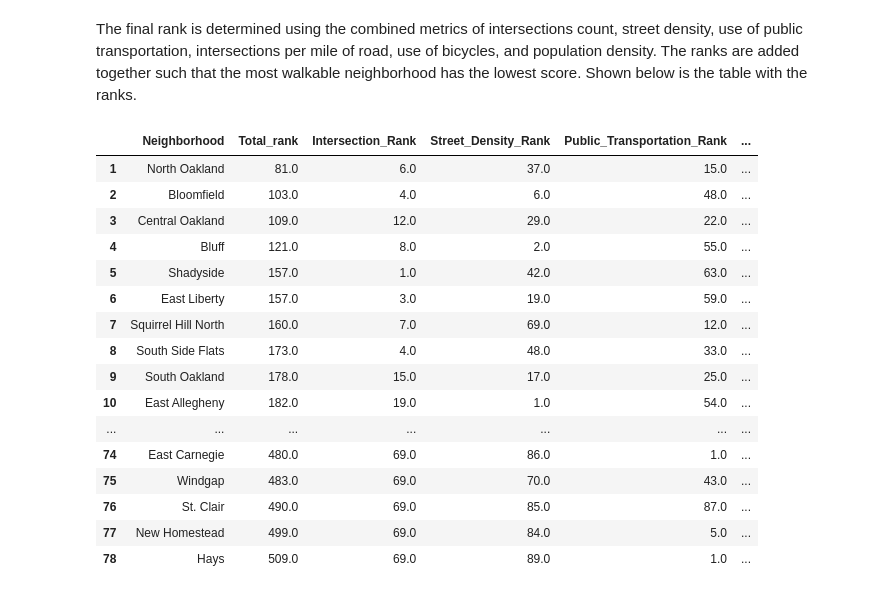
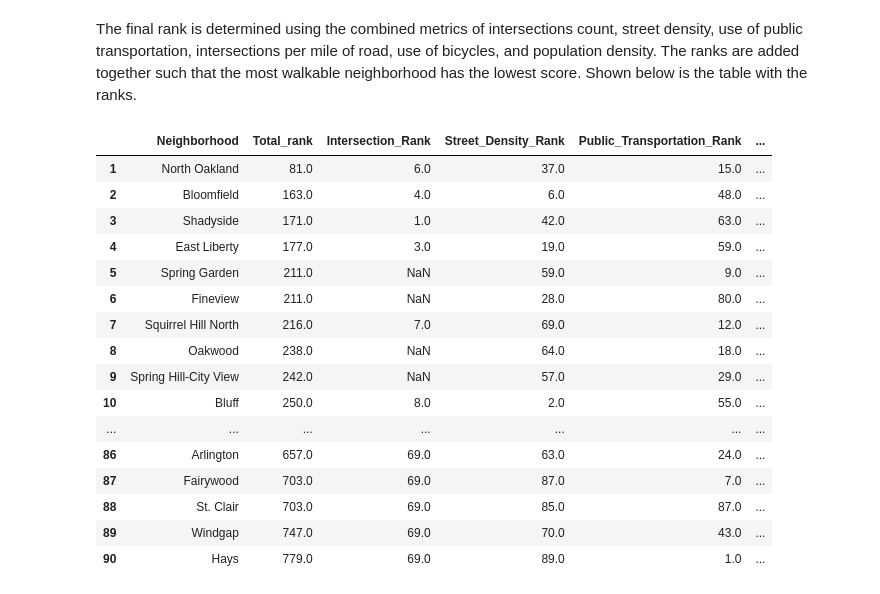
Before and after one commit to N0taR0b0t/Walkability, a Jupyter notebook: Final.ipynb, the cells around one changed output. Saved outputs shown, nothing was run; the diff lists cells and outputs as text; code cells hidden in the pictures.

```diff
--- a/Final.ipynb
+++ b/Final.ipynb
@@ -421,6 +422,14 @@ traffic_data.plot(legend=True, column="log_bike_traffic_per_street_mile", edgeco
 # %%
 file_path = "Useful_Data.csv"
 df = pd.read_csv(file_path)
+
+parking_meter_data = parking_meter_data.sort_values(by="parking_meter_count_per_street_mile", ascending=False)[["hood", "parking_meter_count_per_street_mile", "log_parking_meter_count_per_street_mile"]].rank(method='min', ascending=False)
+traffic_data["car_traffic_per_street_mile"] = traffic_data.average_daily_car_traffic / traffic_data["Total Street Miles"]
+df["Cars_Per_Mile"] = traffic_data["car_traffic_per_street_mile"].rank(method='min', ascending=True)
+traffic_data["bike_traffic_per_street_mile"] = traffic_data.average_daily_bike_traffic / traffic_data["Total Street Miles"]
+df["Bikes_Per_Mile"] = traffic_data["bike_traffic_per_street_mile"].rank(method='min', ascending=False)
+df["Parking_Meters_Per_Mile"] = parking_meter_data["parking_meter_count_per_street_mile"].rank(method='min', ascending=False)
+
 
 df #Ranks neighborhoods based on each metric, the lower the final score the more walkable a neighborhood is
 df['Intersection_Count'] = df['Intersection Count'] #Intersections per neighborhood
@@ -439,45 +448,45 @@ The ranks are added together such that the most walkable neighborhood has the lo
 Shown below is the table with the ranks.
 # %%
 # Calculate the eighth ranking by summing up all ranks and name it 'total_rank'
-df['Total_rank'] = df[['Intersection_Rank', 'Intersection_Rank', 'Street_Density_Rank', 'Rank_Car_Van', 'Intersection_Ratio_Rank','Public_Transportation_Rank', 'Bicycle_Rank', 'Population_Density_Rank']].sum(axis=1)
+df['Total_rank'] = df[['Intersection_Rank', 'Intersection_Rank', 'Street_Density_Rank', 'Rank_Car_Van', 'Intersection_Ratio_Rank','Public_Transportation_Rank', 'Bicycle_Rank', 'Population_Density_Rank', 'Parking_Meters_Per_Mile', 'Cars_Per_Mile']].sum(axis=1)
 
 # Exclude rows with NaN values
-df_clean = df.dropna()
+df_clean = df #.dropna()
 
 # Sort by 'total_rank'
 df_sorted = df_clean.sort_values(by='Total_rank')
 
 # Rearrange columns
-columns_ordered = ['Neighborhood', 'Total_rank', 'Intersection_Rank', 'Street_Density_Rank', 'Public_Transportation_Rank', 'Intersection_Ratio_Rank', 'Bicycle_Rank', 'Population_Density_Rank']
+columns_ordered = ['Neighborhood', 'Total_rank', 'Intersection_Rank', 'Street_Density_Rank', 'Public_Transportation_Rank', 'Intersection_Ratio_Rank', 'Bicycle_Rank', 'Population_Density_Rank', 'Cars_Per_Mile', 'Parking_Meters_Per_Mile']
 df_final = df_sorted[columns_ordered]
 
 # Add a column for sequence number
 df_final.reset_index(drop=True, inplace=True)
 df_final.index += 1
 
 # Set display options to show all rows
 pd.set_option('display.max_rows', None)
 pd.set_option('display.max_columns', None)  #Ensures all columns are shown
 pd.set_option('display.width', 1000)        #Sets display width to prevent wrapping
 pd.set_option('display.colheader_justify', 'center')  #Centers the column headers
 
 # Display the final ranking along with all individual rankings
 display(df_final)
 # %% [output]
 |  | Neighborhood | Total_rank | Intersection_Rank | Street_Density_Rank | Public_Transportation_Rank | ... |
 | 1 | North Oakland | 81.0 | 6.0 | 37.0 | 15.0 | ... |
-| 2 | Bloomfield | 103.0 | 4.0 | 6.0 | 48.0 | ... |
-| 3 | Central Oakland | 109.0 | 12.0 | 29.0 | 22.0 | ... |
-| 4 | Bluff | 121.0 | 8.0 | 2.0 | 55.0 | ... |
-| 5 | Shadyside | 157.0 | 1.0 | 42.0 | 63.0 | ... |
-| 6 | East Liberty | 157.0 | 3.0 | 19.0 | 59.0 | ... |
-| 7 | Squirrel Hill North | 160.0 | 7.0 | 69.0 | 12.0 | ... |
-| 8 | South Side Flats | 173.0 | 4.0 | 48.0 | 33.0 | ... |
-| 9 | South Oakland | 178.0 | 15.0 | 17.0 | 25.0 | ... |
-| 10 | East Allegheny | 182.0 | 19.0 | 1.0 | 54.0 | ... |
+| 2 | Bloomfield | 163.0 | 4.0 | 6.0 | 48.0 | ... |
+| 3 | Shadyside | 171.0 | 1.0 | 42.0 | 63.0 | ... |
+| 4 | East Liberty | 177.0 | 3.0 | 19.0 | 59.0 | ... |
+| 5 | Spring Garden | 211.0 | NaN | 59.0 | 9.0 | ... |
+| 6 | Fineview | 211.0 | NaN | 28.0 | 80.0 | ... |
+| 7 | Squirrel Hill North | 216.0 | 7.0 | 69.0 | 12.0 | ... |
+| 8 | Oakwood | 238.0 | NaN | 64.0 | 18.0 | ... |
+| 9 | Spring Hill-City View | 242.0 | NaN | 57.0 | 29.0 | ... |
+| 10 | Bluff | 250.0 | 8.0 | 2.0 | 55.0 | ... |
 | ... | ... | ... | ... | ... | ... | ... |
-| 74 | East Carnegie | 480.0 | 69.0 | 86.0 | 1.0 | ... |
-| 75 | Windgap | 483.0 | 69.0 | 70.0 | 43.0 | ... |
-| 76 | St. Clair | 490.0 | 69.0 | 85.0 | 87.0 | ... |
-| 77 | New Homestead | 499.0 | 69.0 | 84.0 | 5.0 | ... |
-| 78 | Hays | 509.0 | 69.0 | 89.0 | 1.0 | ... |
+| 86 | Arlington | 657.0 | 69.0 | 63.0 | 24.0 | ... |
+| 87 | Fairywood | 703.0 | 69.0 | 87.0 | 7.0 | ... |
+| 88 | St. Clair | 703.0 | 69.0 | 85.0 | 87.0 | ... |
+| 89 | Windgap | 747.0 | 69.0 | 70.0 | 43.0 | ... |
+| 90 | Hays | 779.0 | 69.0 | 89.0 | 1.0 | ... |
```
Also changed, not shown: parts of 1 cell of this notebook.
